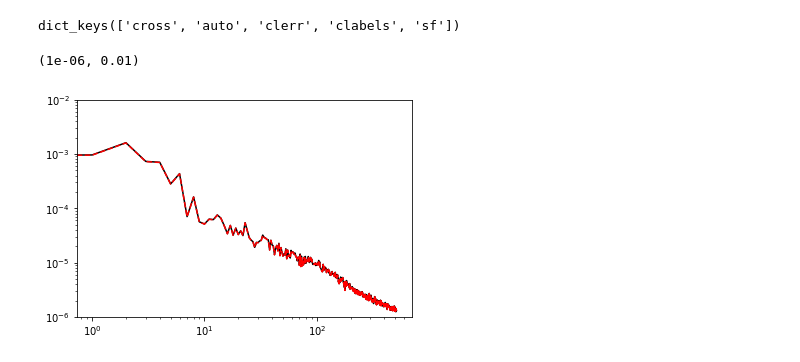
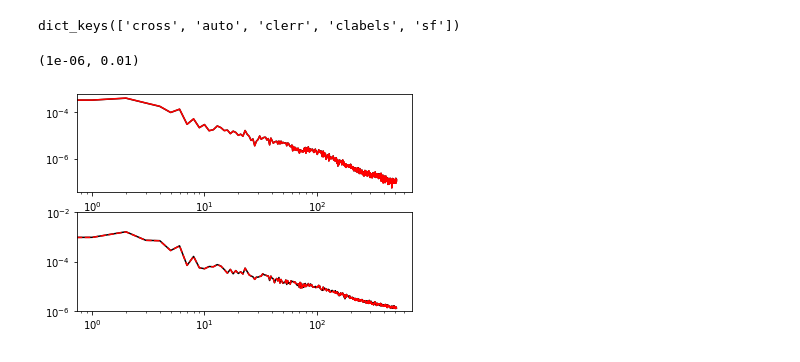
Before and after one commit to mehdirezaie/SYSNet, a Jupyter notebook: src/window_on_cl.ipynb, the cells around one changed output. Saved outputs shown, nothing was run; the diff lists cells and outputs as text; code cells hidden in the pictures.

```diff
--- a/src/window_on_cl.ipynb
+++ b/src/window_on_cl.ipynb
@@ -245,10 +249,15 @@ cldr7_org.keys()
 # %% [output]
 dict_keys(['cross', 'auto', 'clerr', 'clabels', 'sf'])
 # %%
+plt.subplot(211)
+plt.loglog(cldr7_org['clerr']['clerr'], 'k',
+             clgg['Cell_error'], 'r-')
+# plt.plot([0., 0.0016], [0., 0.0016])
+
+plt.subplot(212)
 plt.loglog(cldr7_org['auto'], 'k',
          clgg['Cell'], 'r--')
 plt.ylim(1.e-6, 1.e-2)
-# plt.plot([0., 0.0016], [0., 0.0016])
 # %% [output]
 (1e-06, 0.01)
-[figure, old version]
+[figure, new version]
```
Also changed, not shown: parts of 16 cells of this notebook, 12 other files.
